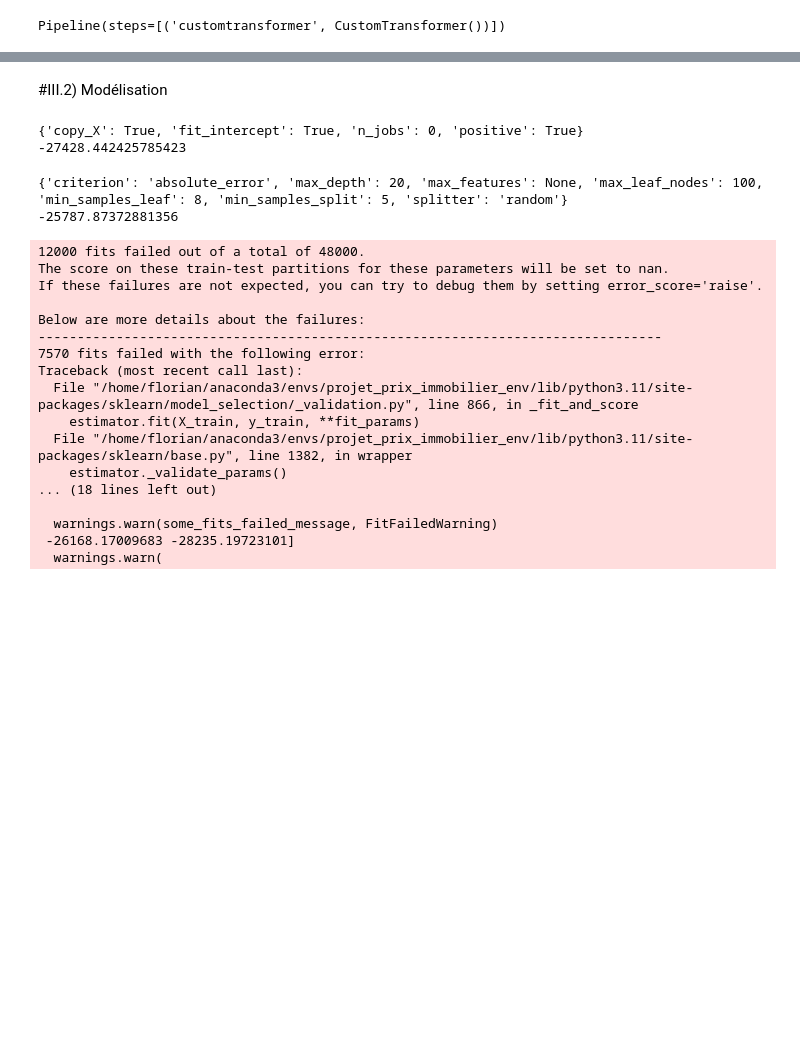
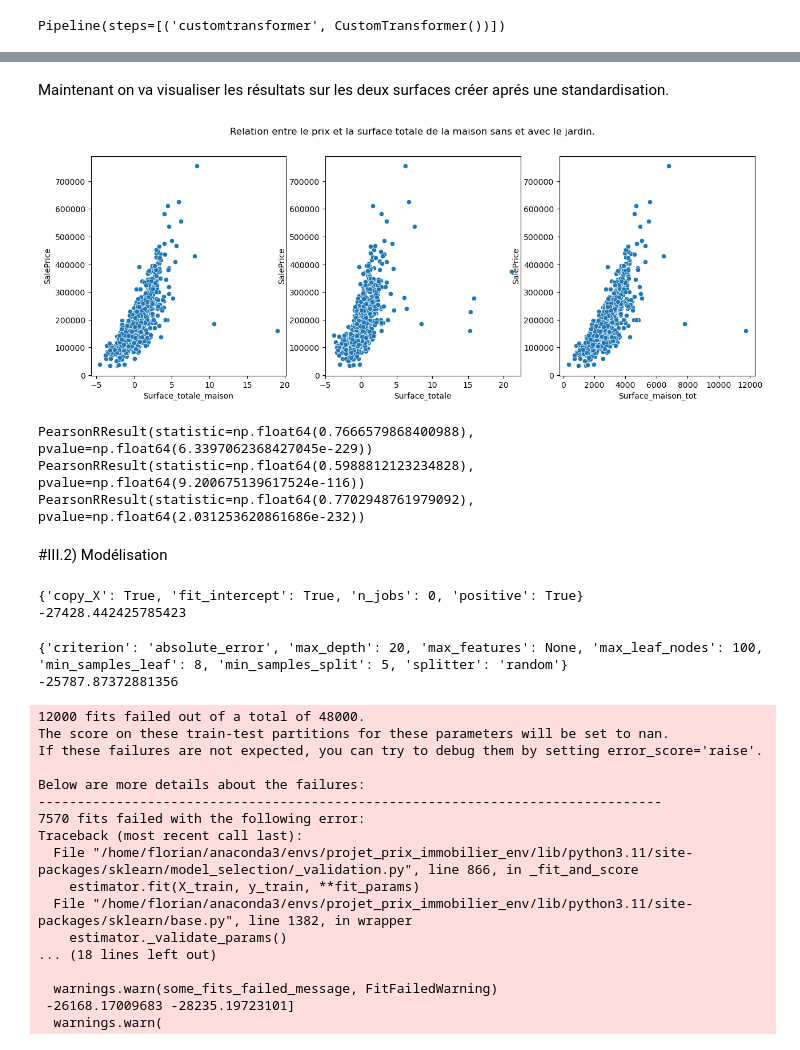
Before and after one commit to fmazur57u/Prediction_prix_immobilier, a Jupyter notebook: projet_prix_immobilier.ipynb, the cells around one changed output, grey strips where cells are left out. Drawn from its saved outputs; the diff is of its cells as text; code cells hidden in the pictures; blank space fills up the shorter version.

```diff
--- a/projet_prix_immobilier.ipynb
+++ b/projet_prix_immobilier.ipynb
@@ -1266,0 +1291,3 @@ Dans ce premier modéle on va seulement prendre la surface totale de la maison s
+# %%
+Columnn_partie1 = partie_1.fit_transform(X_train_set_copy)
+Columnn_partie1
@@ -1267,11 +1308,4 @@ Dans ce premier modéle on va seulement prendre la surface totale de la maison s
 # %%
-from sklearn import set_config
-
-set_config(transform_output="pandas")
-
-X_train = train_set.drop("SalePrice", axis=1)
-
-y_train = train_set["SalePrice"]
 class CustomTransformer(BaseEstimator, TransformerMixin):
     def __init__(self):
         pass
@@ -1282,11 +1316,19 @@ class CustomTransformer(BaseEstimator, TransformerMixin):
 
     def transform(self, X, y=None):
         # Appliquer la transformation à X
-        X["Surface_totale_maison"] = (X["GrLivArea"] - X["1stFlrSF"]) + X["LotArea"] + X["TotalBsmtSF"]
+        X["Surface_totale_maison"] = X["1stFlrSF"] + X["TotalBsmtSF"] + (X["GrLivArea"] - X["1stFlrSF"])
+        X["Surface_totale"] = X["LotArea"] + X["TotalBsmtSF"] + (X["GrLivArea"] - X["1stFlrSF"])
+        condition_list = [
+            (X["Neighborhood"].isin(["IDOTRR", "MeadowV", "BrDale"])),
+            (X["Neighborhood"].isin(["Edwards", "BrKSide", "OldTown", "Sawyer", "Blueste", "SWISU", "NPKVill", "NAmes", "Mitchel"])),
+            (X["Neighborhood"].isin(["StoneBr", "NridgHt", "NoRidge"]))
+        ]
+
+        choicelist = ["Zone 1", "Zone 2", "Zone 4"]
+
+        X["Zone_Ames"] = np.select(condition_list, choicelist, default="Zone 3")
         return X
-
-X_train_set_copy = X_train.copy()
-feature_engineering_transformer = make_pipeline(CustomTransformer())
-feature_engineering_transformer
+partie_2 = make_pipeline(CustomTransformer())
+partie_2
 # %% [output]
 Pipeline(steps=[('customtransformer', CustomTransformer())])
@@ -1381,0 +1335,3 @@ final_column
+# %%
+column_partie_2 = partie_2.fit_transform(Columnn_partie1)
+column_partie_2
@@ -1382,3 +1352,23 @@ final_column
+# %% [markdown]
+Maintenant on va visualiser les résultats sur les deux surfaces créer aprés une standardisation.
+# %%
+fig, ax = plt.subplots(1, 3)
+plt.suptitle("Relation entre le prix et la surface totale de la maison sans et avec le jardin.")
+fig.set_size_inches(15, 5)
+sns.scatterplot(data=column_partie_2, x="Surface_totale_maison", y= y_train, ax=ax[0])
+sns.scatterplot(data=column_partie_2, x="Surface_totale", y=y_train, ax=ax[1])
+sns.scatterplot(data=analyse_set, x="Surface_maison_tot", y=y_train, ax=ax[2])
+plt.show()
+# %% [output]
+[figure, added]
+# %%
+print(pearsonr(column_partie_2["Surface_totale_maison"], y_train))
+print(pearsonr(column_partie_2["Surface_totale"], y_train))
+print(pearsonr(analyse_set["Surface_maison_tot"], y_train))
+# %% [output]
+PearsonRResult(statistic=np.float64(0.7666579868400988), pvalue=np.float64(6.3397062368427045e-229))
+PearsonRResult(statistic=np.float64(0.5988812123234828), pvalue=np.float64(9.200675139617524e-116))
+PearsonRResult(statistic=np.float64(0.7702948761979092), pvalue=np.float64(2.031253620861686e-232))
 # %% [markdown]
 #III.2) Modélisation
 # %%
```
Also changed, not shown: parts of 10 cells of this notebook.
